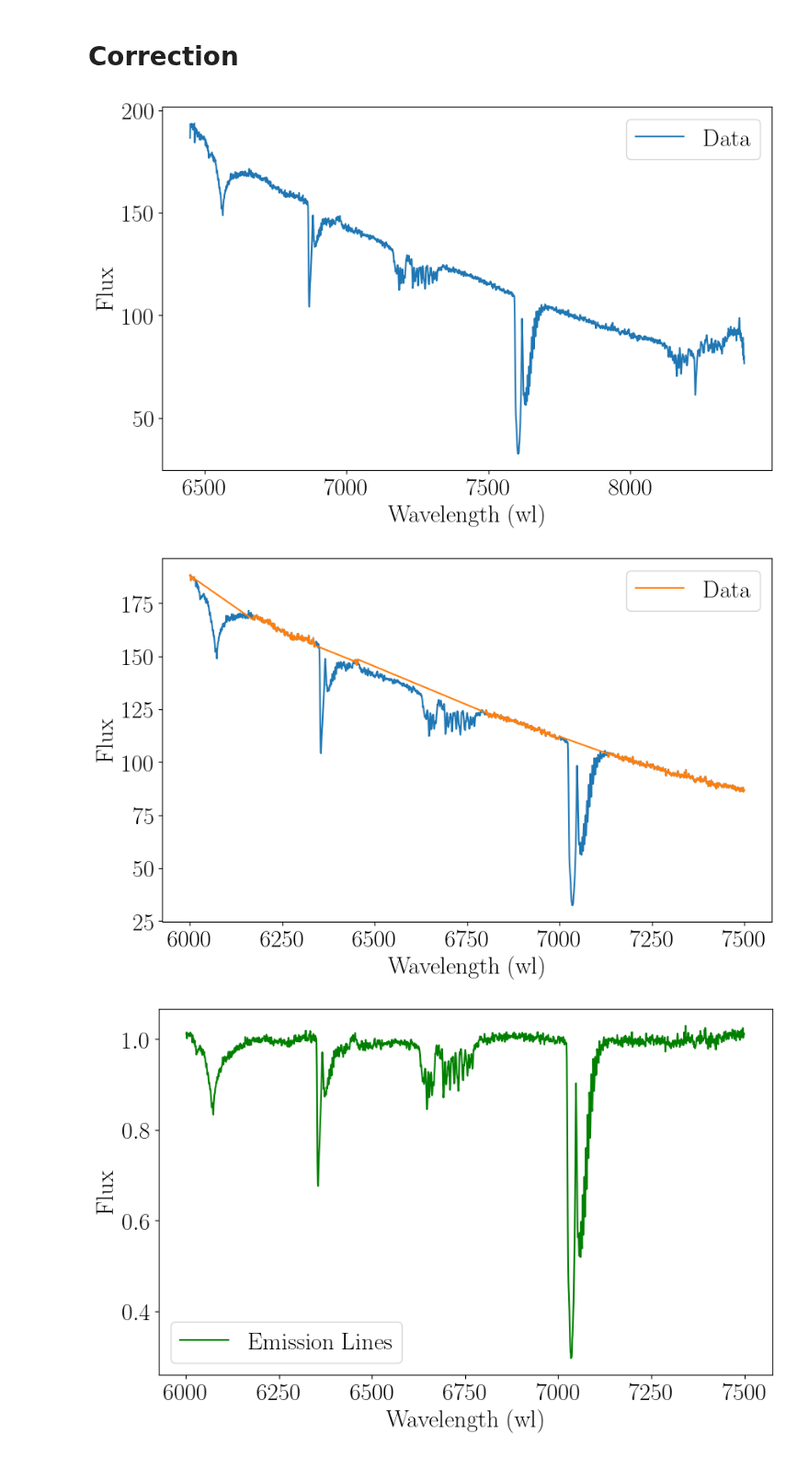
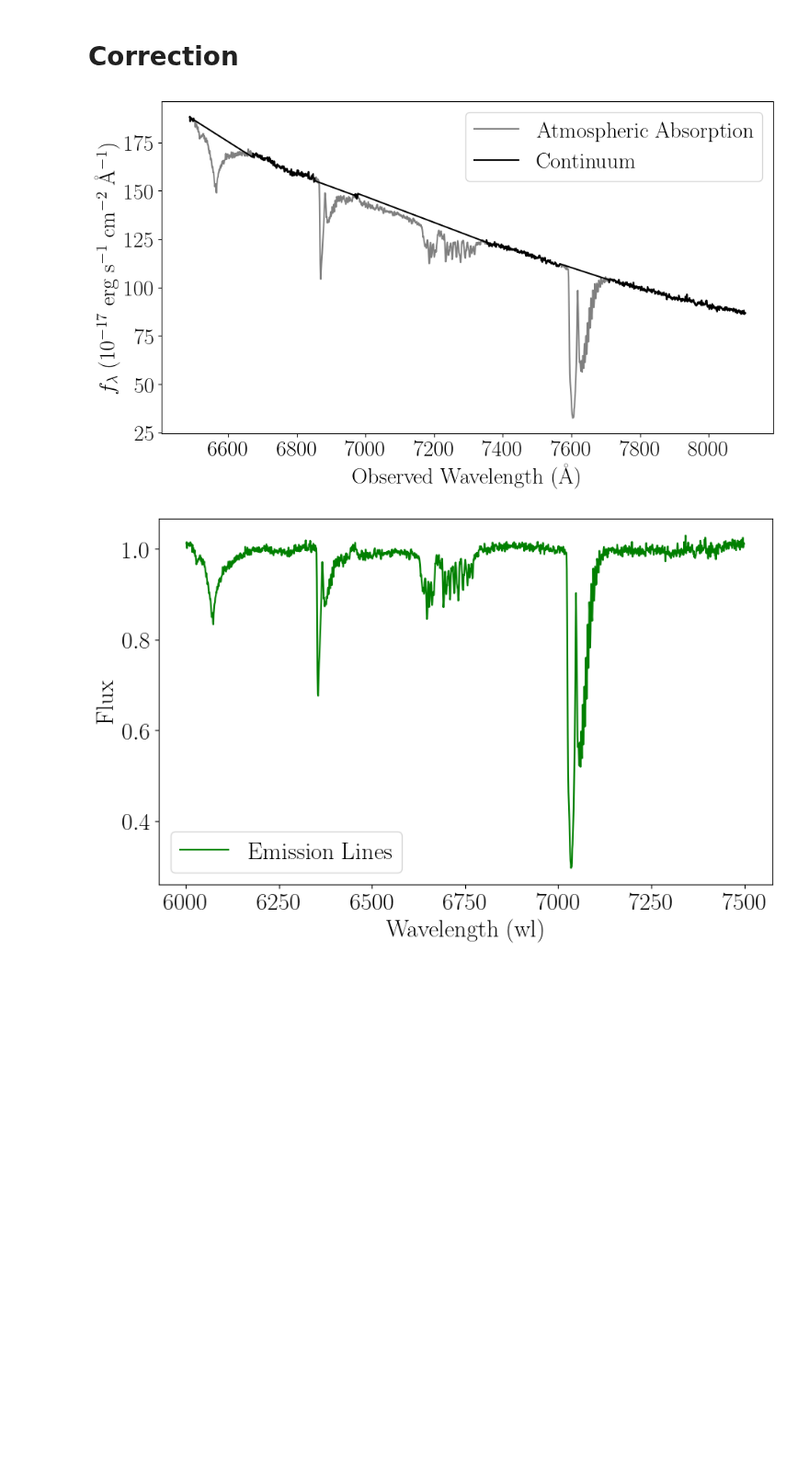
Before and after one commit to seratsaad/ticktock, a Jupyter notebook: Spectral Decomposition - Optical - Halpha.ipynb, the cells around one changed output. Shown at 92% size. Drawn from its saved outputs; the diff is of its cells as text; code cells hidden in the pictures; blank space fills up the shorter version.

```diff
--- a/Spectral Decomposition - Optical - Halpha.ipynb
+++ b/Spectral Decomposition - Optical - Halpha.ipynb
@@ -80,58 +80,61 @@ wl = wl
 flux = data[1] *(10**16)
 err = data[2]
 
-plt.figure(figsize=(10, 6))
-plt.plot(wl, flux, label='Data')  # Original data
+#plt.figure(figsize=(10, 4))
+#plt.plot(wl, flux, label='Standard Data')  # Original data
 
 
 #plt.plot(wl_fit, flux_fit-flux_o, label='Best fit curve')  # Fitted curve
-plt.xlabel('Wavelength (wl)')
-plt.ylabel('Flux')
-plt.legend()
-plt.show()
+#plt.xlabel('Observed Wavelength (wl)')
+#plt.ylabel('Flux')
+#plt.legend()
+#plt.show()
 
-wl = wl/(1+z)
-mask0 = np.where((wl>6000) & (wl < 7500))
+wl = wl#/(1+z)
+mask0 = np.where((wl>6000*(1+z)) & (wl < 7500*(1+z)))
 wl_o = wl[mask0]
 flux_o = flux[mask0]
 err_o = err[mask0]
 
-mask1 = np.where((wl_o < 6015) | (wl_o > 6170))
+mask1 = np.where((wl_o < 6015*(1+z)) | (wl_o > 6170*(1+z)))
 wl = wl_o[mask1]
 flux = flux_o[mask1]
 err = err_o[mask1]
 
-mask2 = np.where((wl < 6340) | (wl > 6445))
+mask2 = np.where((wl < 6340*(1+z)) | (wl > 6445*(1+z)))
 wl = wl[mask2]
 flux = flux[mask2]
 err = err[mask2]
 
-mask3 = np.where((wl < 6455) | (wl > 6800))
+mask3 = np.where((wl < 6455*(1+z)) | (wl > 6800*(1+z)))
 wl = wl[mask3]
 flux = flux[mask3]
 err = err[mask3]
 
 
-mask4 = np.where((wl < 7000) | (wl > 7130))
+mask4 = np.where((wl < 7000*(1+z)) | (wl > 7130*(1+z)))
 wl = wl[mask4]
 flux = flux[mask4]
 err = err[mask4]
 
 plt.figure(figsize=(10, 6))
-plt.plot(wl_o, flux_o)
-plt.plot(wl, flux, label='Data')  # Original data
+plt.plot(wl_o, flux_o, label='Atmospheric Absorption', color='grey')
+plt.plot(wl, flux, label='Continuum', color='black')  # Original data
 
 #plt.axvline(x=6445)
 #plt.axvline(x=6455)
 
 #plt.plot(wl_fit, flux_fit-flux_o, label='Best fit curve')  # Fitted curve
-plt.xlabel('Wavelength (wl)')
-plt.ylabel('Flux')
+plt.xlabel('Observed Wavelength (\AA)')
+plt.ylabel('$f_{\lambda}$ (10$^{-17}$ erg s$^{-1}$ cm$^{-2}$ \AA$^{-1}$)')
 plt.legend()
+
+# Adjust layout and save the plot
+plt.tight_layout()
+plt.savefig("standard_spectra.pdf", format='pdf', dpi=300)
 plt.show()
 # %% [output]
-[figure, old version]
+[figure, new version]
-[figure, removed]
 # %%
 degree = 3
 coefficients = np.polyfit(wl, flux, degree)
```
Also changed, not shown: 1 other file.
